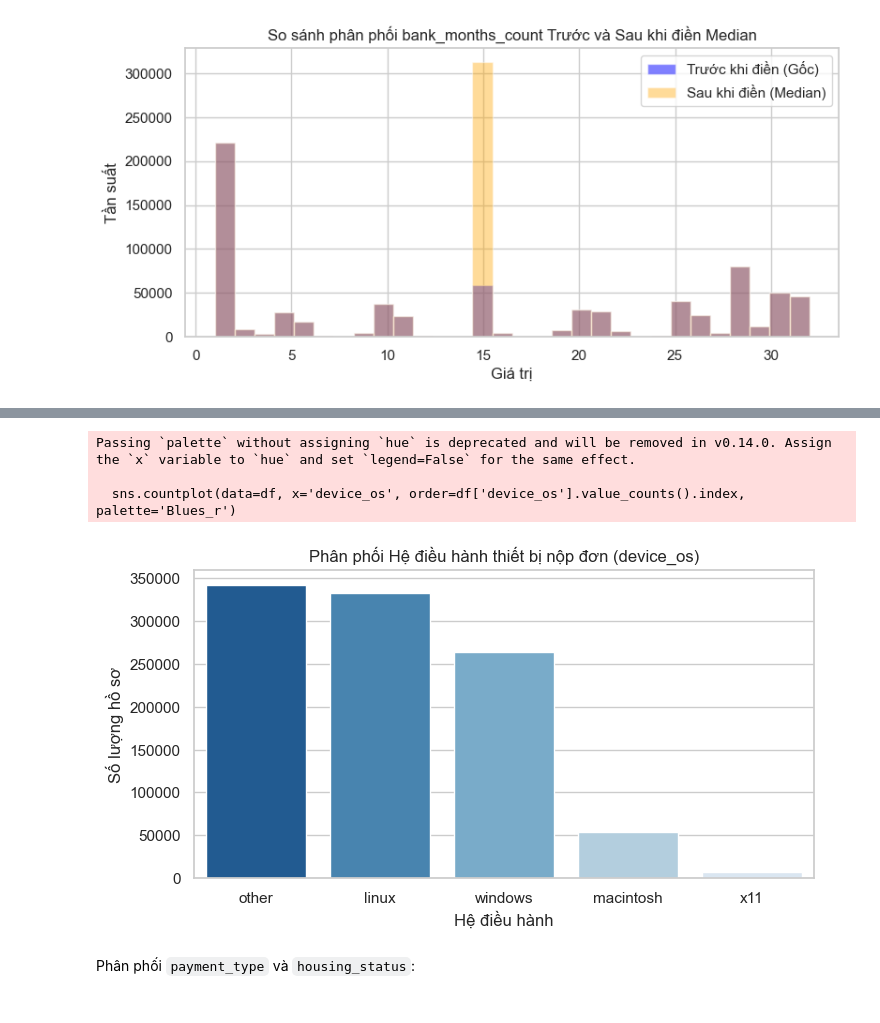
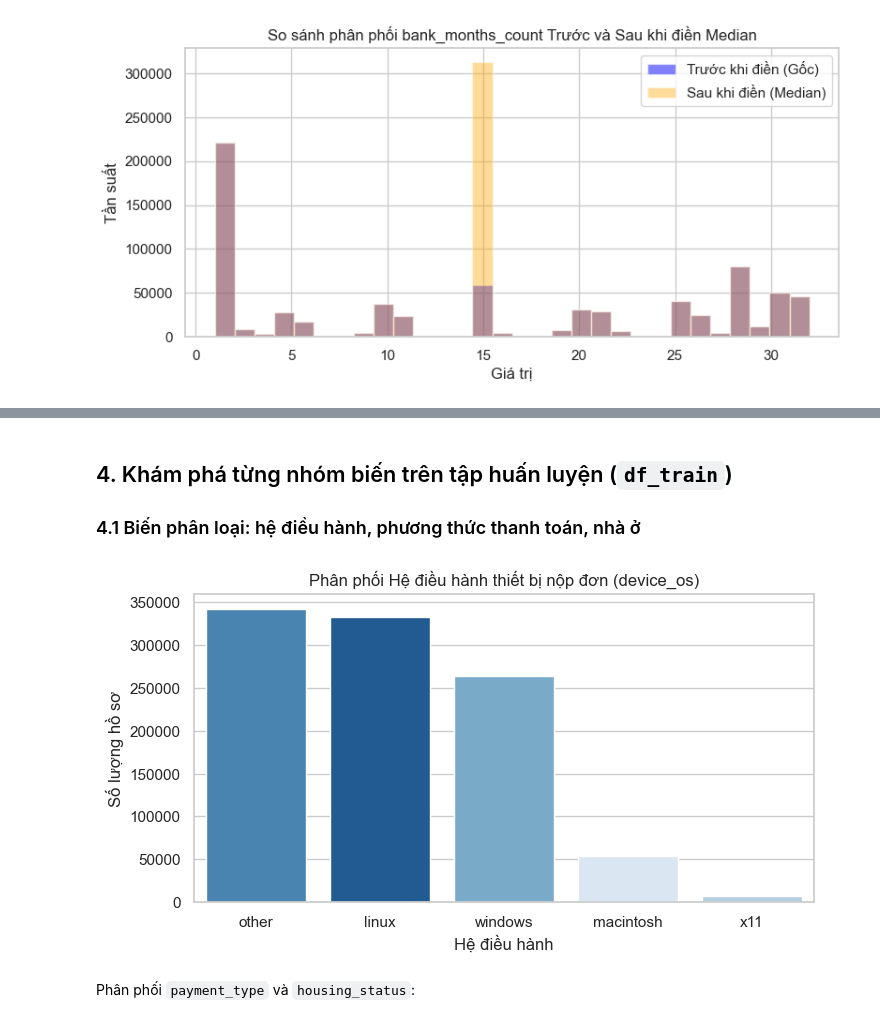
Before and after one commit to dducsw/co5177-data-analytics-and-visualization-project, a Jupyter notebook: tabular/eda.ipynb, the cells around one changed output, grey strips where cells are left out. Cells and saved outputs as stored; diff of their text form; code cells hidden in the pictures.

```diff
--- a/tabular/eda.ipynb
+++ b/tabular/eda.ipynb
@@ -59,0 +73,31 @@ print("Đã import thành công các thư viện cần thiết!")
+# %%
+import os
+import shutil
+from pathlib import Path
+import kagglehub
+
+# Thiết lập đường dẫn thư mục và file dữ liệu
+data_dir = Path("data")
+data_file = data_dir / "Base.csv"
+
+# Kiểm tra dữ liệu: nếu chưa có, tự động tải từ Kaggle qua kagglehub (tương thích Google Colab & Local)
+if not data_file.exists():
+    if Path("tabular/data/Base.csv").exists():
+        data_file = Path("tabular/data/Base.csv")
+        print(f"Đã tìm thấy dữ liệu tại: {data_file.resolve()}")
+    else:
+        print("Dữ liệu chưa có trong thư mục data/. Đang tải từ Kaggle qua kagglehub...")
+        cache_path = kagglehub.dataset_download("sgpjesus/bank-account-fraud-dataset-neurips-2022")
+        print(f"Đã tải về cache tại: {cache_path}")
+
+        data_dir.mkdir(parents=True, exist_ok=True)
+        for item in Path(cache_path).iterdir():
+            dest = data_dir / item.name
+            if item.is_dir():
+                shutil.copytree(item, dest, dirs_exist_ok=True)
+            else:
+                shutil.copy2(item, dest)
+        data_file = data_dir / "Base.csv"
+        print("Đã sao chép các file vào thư mục data/ thành công!")
+else:
+    print(f"Dữ liệu đã có sẵn tại: {data_file.resolve()}")
@@ -60,9 +106,14 @@ print("Đã import thành công các thư viện cần thiết!")
 # %%
 # Đọc file dữ liệu Base.csv
-df_raw = pd.read_csv('data/Base.csv')   # bản gốc bất biến
-df = df_raw.copy()                       # bản làm việc: chạy lại từ cell này sẽ reset sạch
+load_path = data_file if ('data_file' in locals() and Path(data_file).exists()) else (
+    'data/Base.csv' if Path('data/Base.csv').exists() else 'tabular/data/Base.csv'
+)
+
+df_raw = pd.read_csv(load_path)   # bản gốc bất biến
+df = df_raw.copy()                 # bản làm việc: chạy lại từ cell này sẽ reset sạch
 
 # Kiểm tra số chiều dữ liệu và bản ghi trùng lặp
+print(f"Đã nạp file từ: {Path(load_path).resolve()}")
 print(f"Số dòng dữ liệu: {df.shape[0]:,} dòng")
 print(f"Số lượng cột: {df.shape[1]} cột")
 print(f"Số dòng bị trùng lặp hoàn toàn (duplicated): {df.duplicated().sum()}")
@@ -510,16 +591,17 @@ Trước hết xem phân phối của `device_os`, `payment_type` và `housing_s
+# %% [markdown]
+## 4. Khám phá từng nhóm biến trên tập huấn luyện (`df_train`)
+
+### 4.1 Biến phân loại: hệ điều hành, phương thức thanh toán, nhà ở
 # %%
 # Biểu đồ phân phối hệ điều hành thiết bị nộp đơn (device_os)
 plt.figure(figsize=(8, 4))
-sns.countplot(data=df, x='device_os', order=df['device_os'].value_counts().index, palette='Blues_r')
+sns.countplot(data=df_train, x='device_os', hue='device_os', order=df_train['device_os'].value_counts().index, palette='Blues_r', legend=False)
 plt.title("Phân phối Hệ điều hành thiết bị nộp đơn (device_os)")
 plt.xlabel("Hệ điều hành")
 plt.ylabel("Số lượng hồ sơ")
 plt.show()
 # %% [output]
-Passing `palette` without assigning `hue` is deprecated and will be removed in v0.14.0. Assign the `x` variable to `hue` and set `legend=False` for the same effect.
-
-  sns.countplot(data=df, x='device_os', order=df['device_os'].value_counts().index, palette='Blues_r')
-[figure, old version]
+[figure, new version]
 # %% [markdown]
 Phân phối `payment_type` và `housing_status`:
 # %%
```
Also changed, not shown: parts of 97 cells of this notebook, 6 other files.
